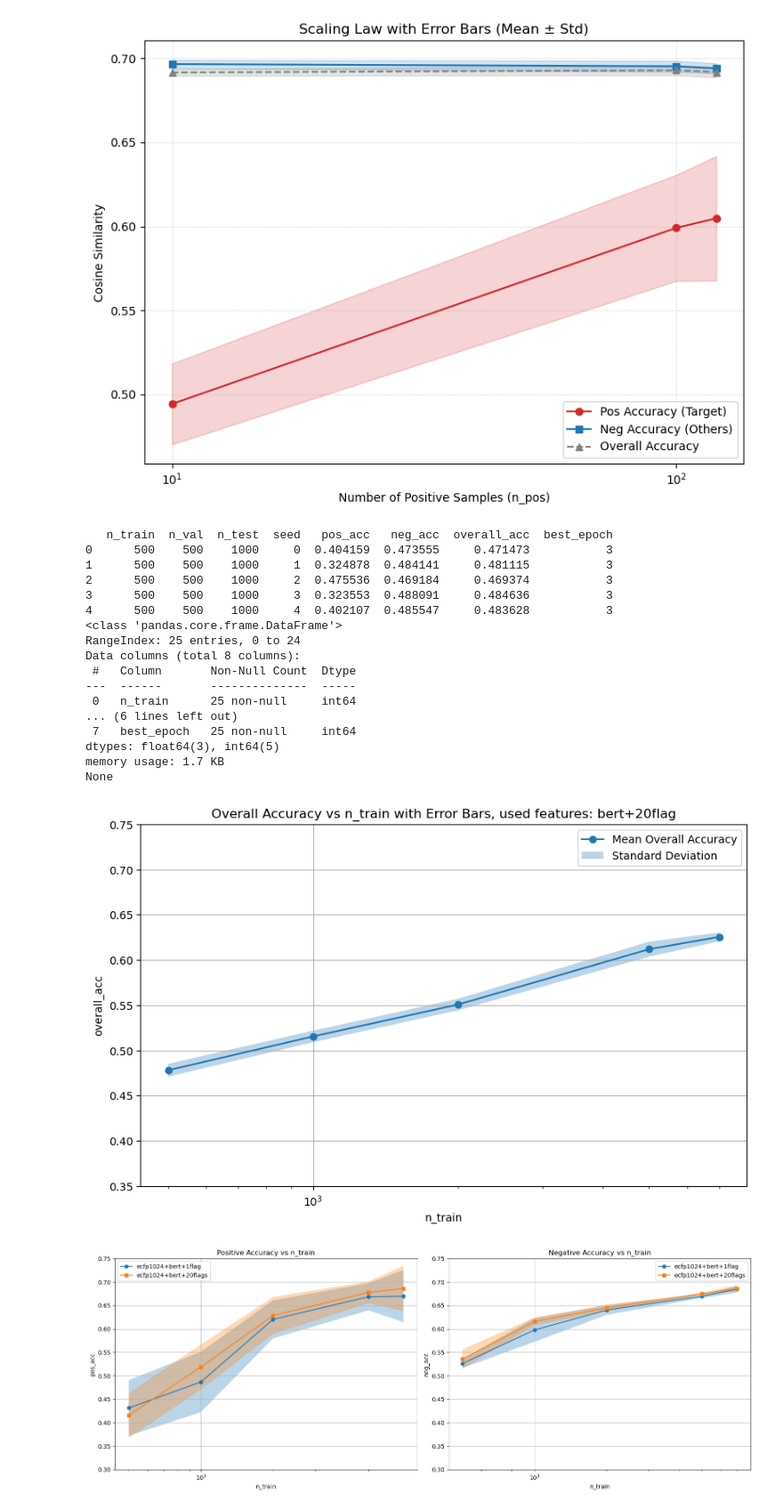
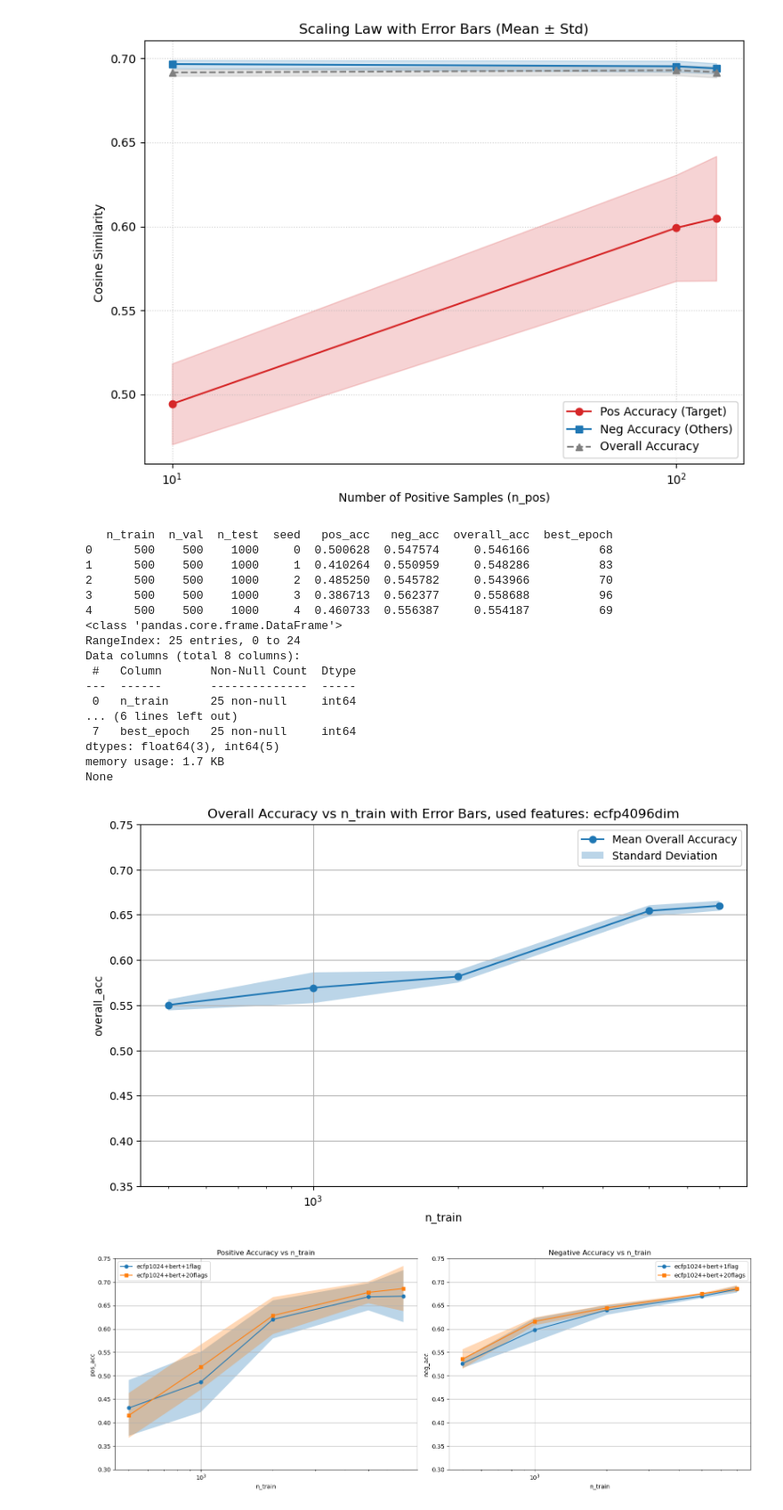
Before and after one commit to 0tum/massspec, a Jupyter notebook: plot.ipynb, the cells around one changed output. Shown at 89% size. Saved outputs shown, nothing was run; the diff lists cells and outputs as text; code cells hidden in the pictures.

```diff
--- a/plot.ipynb
+++ b/plot.ipynb
@@ -63,7 +63,7 @@ import pandas as pd
 import matplotlib.pyplot as plt
 import numpy as np
 
-suffix = 'bert+20flag'  # 'ae' or 'bert'
+suffix = 'ecfp4096dim'  # 'ae' or 'bert'
 
 # Load the dataframe.
 df_has_F_vanilla_scaling = pd.read_csv(f'tmp/scaling/scaling-has_F-{suffix}.csv')
@@ -79,39 +79,39 @@ grouped = df_has_F_vanilla_scaling.groupby('n_train')['overall_acc'].agg(['mean'
 plt.figure(figsize=(10, 6))
 plt.plot(grouped['n_train'], grouped['mean'], label='Mean Overall Accuracy', marker='o')
 plt.fill_between(grouped['n_train'],
                  grouped['mean'] - grouped['std'],
                  grouped['mean'] + grouped['std'],
                  alpha=0.3, label='Standard Deviation')
 
 plt.xlabel('n_train')
 plt.ylabel('overall_acc')
 plt.xscale('log')
 plt.ylim(0.35, 0.75)
 plt.title('Overall Accuracy vs n_train with Error Bars, used features: ' + suffix)
 plt.legend()
 plt.grid(True)
 
 # Save the plot
 # plt.savefig(f'tmp/png/overall_scaling-{suffix}.png')
 # %% [output]
    n_train  n_val  n_test  seed   pos_acc   neg_acc  overall_acc  best_epoch
-0      500    500    1000     0  0.404159  0.473555     0.471473           3
-1      500    500    1000     1  0.324878  0.484141     0.481115           3
-2      500    500    1000     2  0.475536  0.469184     0.469374           3
-3      500    500    1000     3  0.323553  0.488091     0.484636           3
-4      500    500    1000     4  0.402107  0.485547     0.483628           3
+0      500    500    1000     0  0.500628  0.547574     0.546166          68
+1      500    500    1000     1  0.410264  0.550959     0.548286          83
+2      500    500    1000     2  0.485250  0.545782     0.543966          70
+3      500    500    1000     3  0.386713  0.562377     0.558688          96
+4      500    500    1000     4  0.460733  0.556387     0.554187          69
 <class 'pandas.core.frame.DataFrame'>
 RangeIndex: 25 entries, 0 to 24
 Data columns (total 8 columns):
  #   Column       Non-Null Count  Dtype
 ---  ------       --------------  -----
  0   n_train      25 non-null     int64
 ... (6 lines left out)
  7   best_epoch   25 non-null     int64
 dtypes: float64(3), int64(5)
 memory usage: 1.7 KB
 None
-[figure, old version]
+[figure, new version]
 # %%
 import pandas as pd
 import matplotlib.pyplot as plt
```
Also changed, not shown: parts of 4 cells of this notebook, 38 other files.
